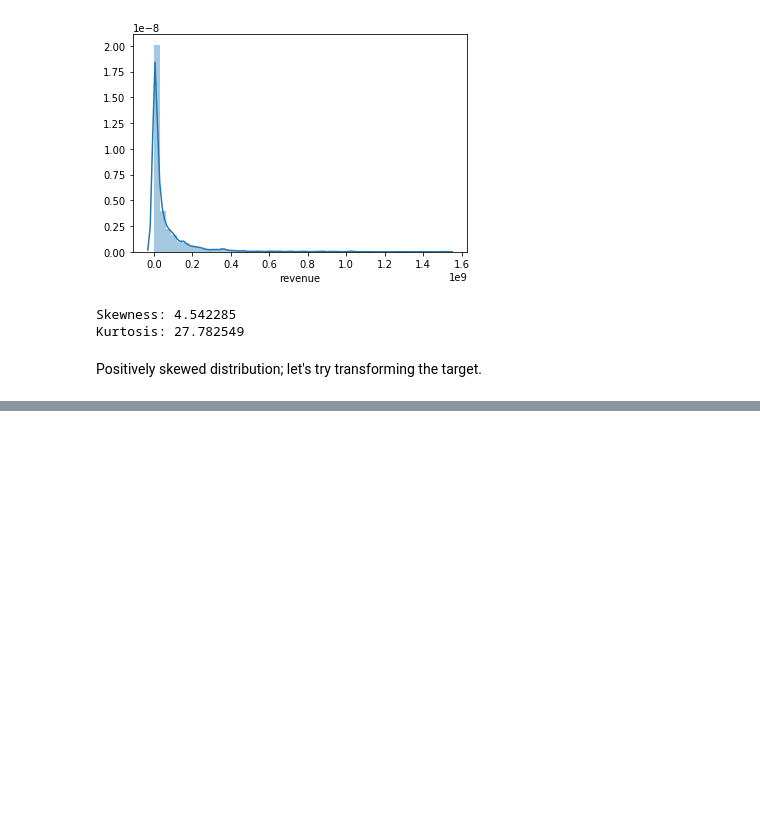
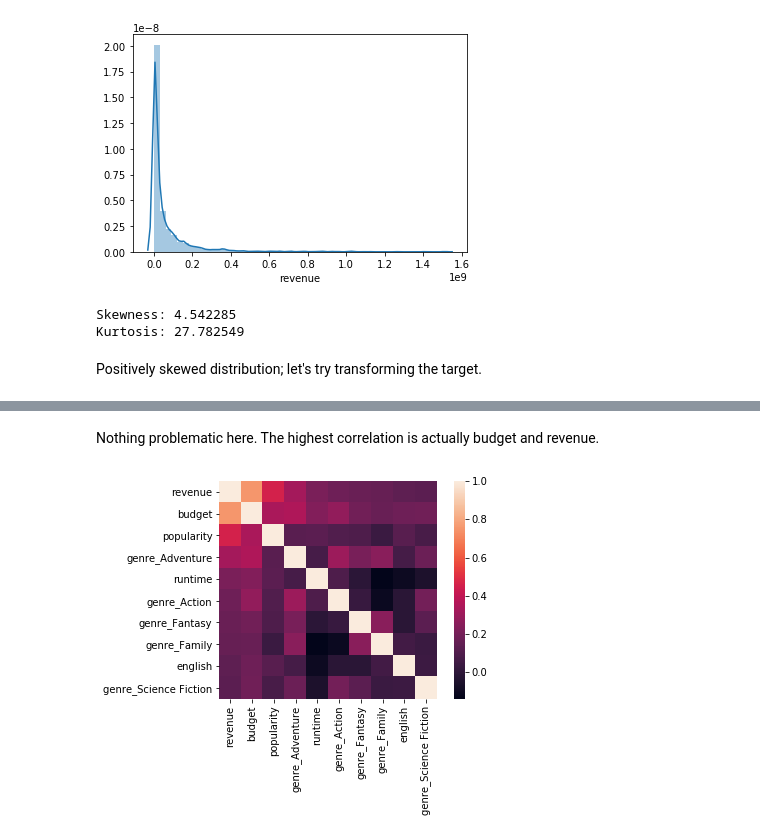
Before and after one commit to ceb263/TMDB_box_office_prediction, a Jupyter notebook: TMDB_Box_Office_Predictions.ipynb, the cells around one changed output, grey strips where cells are left out. Drawn from its saved outputs; the diff is of its cells as text; code cells hidden in the pictures; blank space fills up the shorter version.

```diff
--- a/TMDB_Box_Office_Predictions.ipynb
+++ b/TMDB_Box_Office_Predictions.ipynb
@@ -69,0 +162,11 @@ Kurtosis: -0.473154
+# %% [markdown]
+Nothing problematic here. The highest correlation is actually budget and revenue.
+# %%
+# correlations with revenue
+k = 10
+cols = corr.nlargest(k, 'revenue')['revenue'].index
+cm = np.corrcoef(df_train[cols].values.T)
+hm = sns.heatmap(cm, square=True, yticklabels=cols.values, xticklabels=cols.values)
+plt.show()
+# %% [output]
+[figure, added]
```
Also changed, not shown: parts of 50 cells of this notebook, 3 other files.
